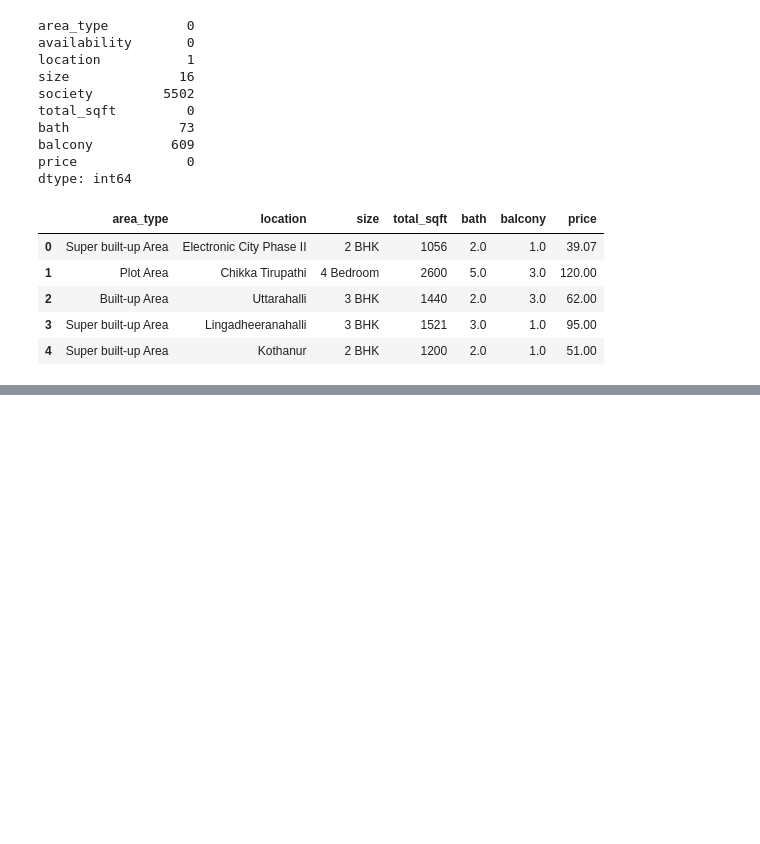
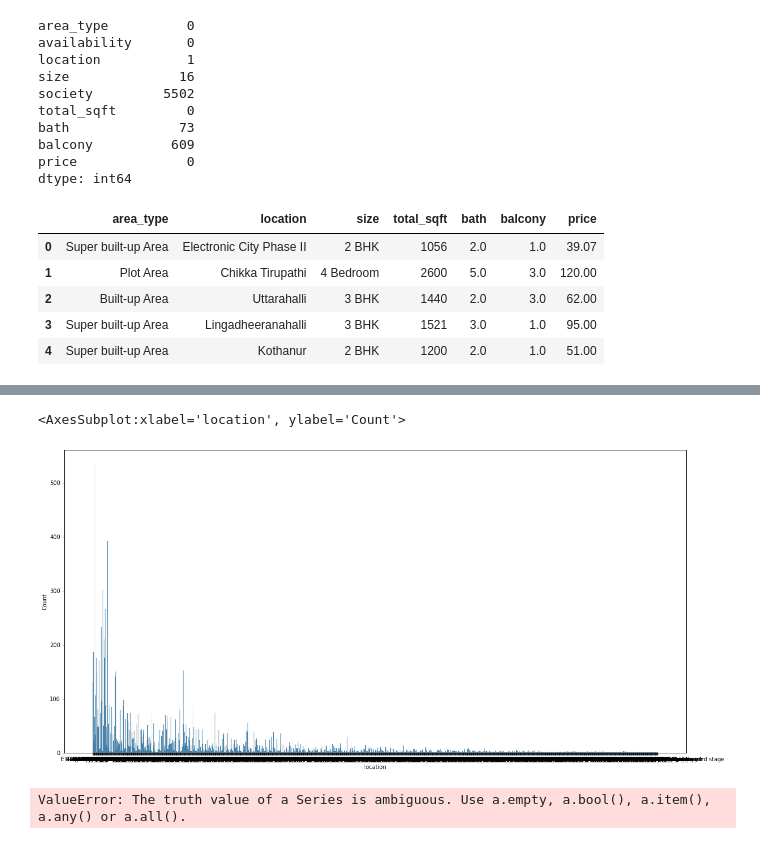
Before and after one commit to adityabommaraju/MachineLearning, a Jupyter notebook: Bangalore House Prediction.ipynb, the cells around one changed output, grey strips where cells are left out. Saved outputs shown, nothing was run; the diff lists cells and outputs as text; code cells hidden in the pictures; blank space fills up the shorter version.

```diff
--- a/Bangalore House Prediction.ipynb
+++ b/Bangalore House Prediction.ipynb
@@ -208,3 +208,6 @@ df2.head()
 | 2 | Built-up Area | Uttarahalli | 3 BHK | 1440 | 2.0 | 3.0 | 62.00 |
 | 3 | Super built-up Area | Lingadheeranahalli | 3 BHK | 1521 | 3.0 | 1.0 | 95.00 |
 | 4 | Super built-up Area | Kothanur | 2 BHK | 1200 | 2.0 | 1.0 | 51.00 |
+# %%
+df3 = df2.dropna(axis=0,subset=['location','bath','size'])
+df3.isna().sum()
@@ -210,0 +223,4 @@ df2.head()
+# %%
+# df3.loc[df3['balcony'].isna(),'balcony'] = df3["balcony"].mode()
+balc_mode = df3["balcony"].mode()[0]
+df3.loc[df3['balcony'].isna(),'balcony'] = balc_mode
@@ -210,0 +238,3 @@ df2.head()
+# %%
+df4 = pd.get_dummies(df3, columns=['area_type'])
+df4.head()
@@ -210,0 +248,3 @@ df2.head()
+# %%
+df4['size'] = df4['size'].apply(lambda x: x.split(" ")[0])
+df4.head()
@@ -210,0 +284,9 @@ df2.head()
+# %%
+sns.histplot(df4['location'])
+# %% [output]
+<AxesSubplot:xlabel='location', ylabel='Count'>
+[figure, added]
+# %%
+df4['location'].value_counts()>7 == True
+# %% [output]
+ValueError: The truth value of a Series is ambiguous. Use a.empty, a.bool(), a.item(), a.any() or a.all().
```
Also changed, not shown: parts of 7 cells of this notebook.
